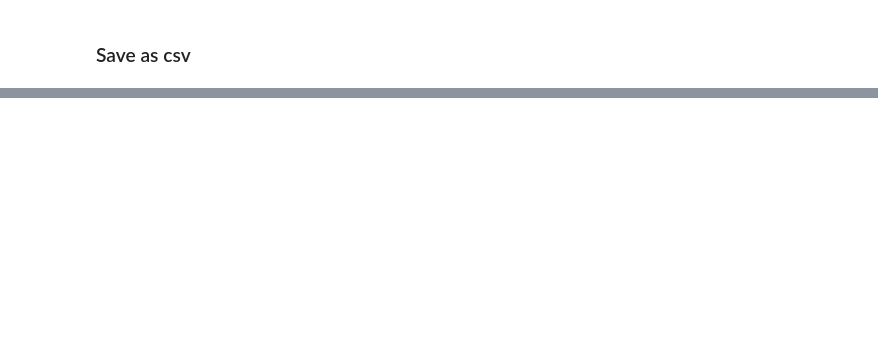
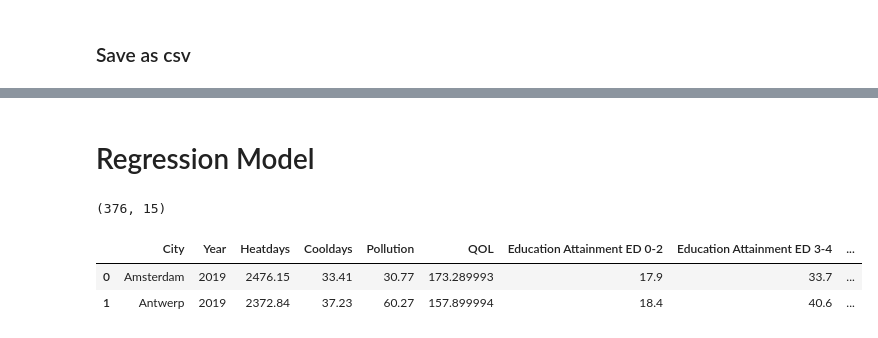
Before and after one commit to NikolasHaimerl/DOP_EX3, a Jupyter notebook: submission/QOL_all_preprocessing.ipynb, the cells around one changed output, grey strips where cells are left out. Drawn from its saved outputs; the diff is of its cells as text; code cells hidden in the pictures; blank space fills up the shorter version.

```diff
--- a/submission/QOL_all_preprocessing.ipynb
+++ b/submission/QOL_all_preprocessing.ipynb
@@ -742,0 +752,2 @@ all_inner.shape
+# %% [markdown]
+# Regression Model
@@ -742,0 +758,9 @@ all_inner.shape
+# %%
+all_inner = pd.read_csv('../data/Full_data_inner.csv')
+print(all_inner.shape)
+all_inner.head(2)
+# %% [output]
+(376, 15)
+|  | City | Year | Heatdays | Cooldays | Pollution | QOL | Education Attainment ED 0-2 | Education Attainment ED 3-4 | ... |
+| 0 | Amsterdam | 2019 | 2476.15 | 33.41 | 30.77 | 173.289993 | 17.9 | 33.7 | ... |
+| 1 | Antwerp | 2019 | 2372.84 | 37.23 | 60.27 | 157.899994 | 18.4 | 40.6 | ... |
```
Also changed, not shown: parts of 31 cells of this notebook.
